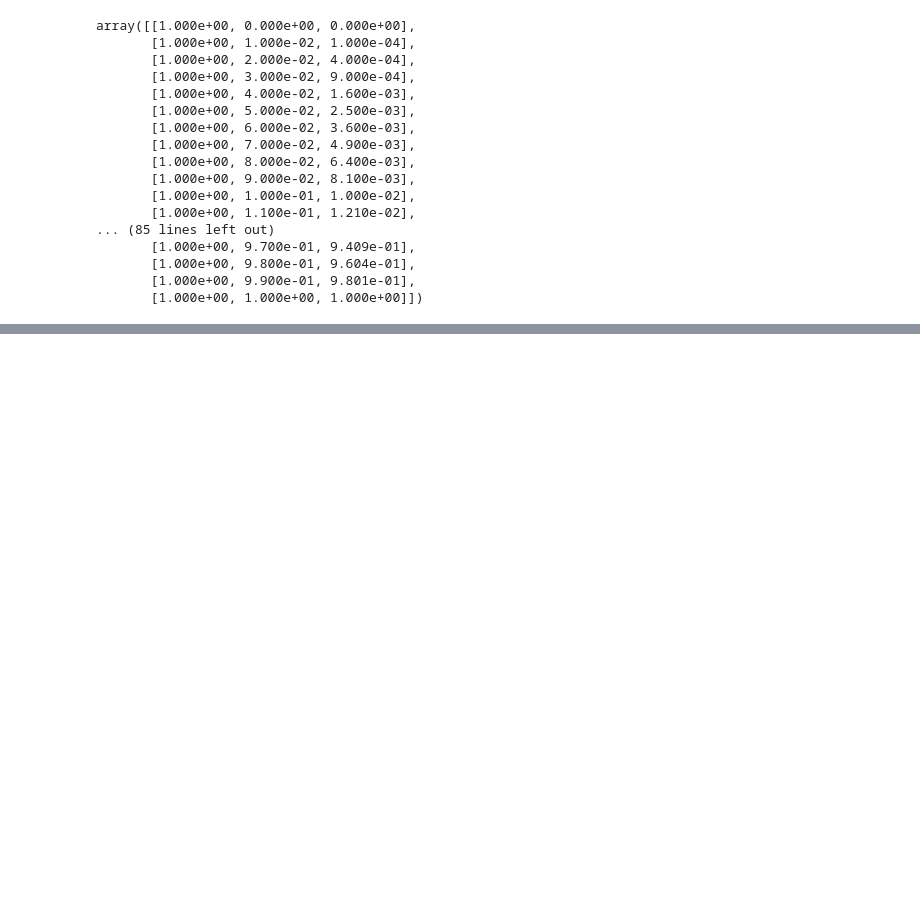
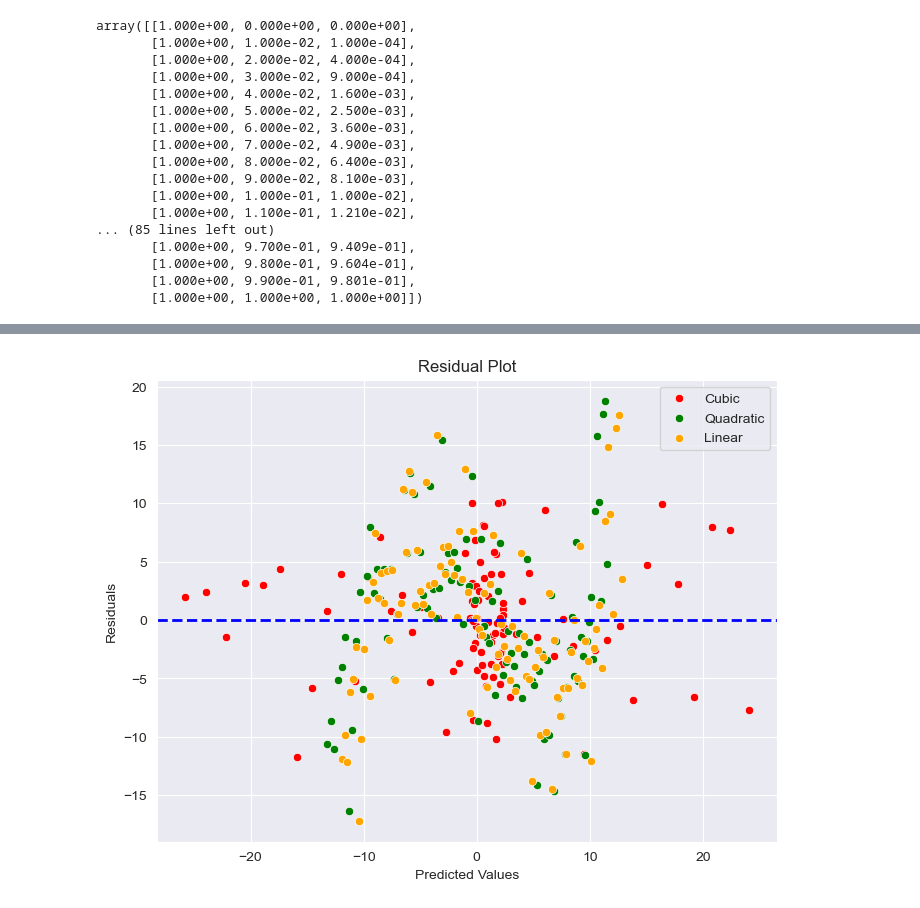
Before and after one commit to ShiyunKong/Linear-Algebra-Research-Project, a Jupyter notebook: Assignment 6 Linear data fitting Vandermonde matrix and Degrees of freedom.ipynb, the cells around one changed output, grey strips where cells are left out. Saved outputs shown, nothing was run; the diff lists cells and outputs as text; code cells hidden in the pictures; blank space fills up the shorter version.

```diff
--- a/Assignment 6 Linear data fitting Vandermonde matrix and Degrees of freedom.ipynb
+++ b/Assignment 6 Linear data fitting Vandermonde matrix and Degrees of freedom.ipynb
@@ -235,0 +236,17 @@ R-squared of Linear fitting: 0.48432376949310985
+# %%
+# Calculate residuals
+residuals_3 = yi - (x[-1] * t**3 + x[-2] * t**2 + x[-3] * t + x[-4])
+residuals_2 = yi - (xx[-1] * t**2 + xx[-2] * t + xx[-3])
+residuals_1 = yi - (xxx[-1] * t + xxx[-2])
+# Create a residual plot using Seaborn and Matplotlib
+plt.figure(figsize=(8, 6))
+sns.scatterplot(x=x[-1] * t**3 + x[-2] * t**2 + x[-3] * t + x[-4], y=residuals_3, color='r', alpha=1, label='Cubic')
+sns.scatterplot(x=xx[-1] * t**2 + xx[-2] * t + xx[-3], y=residuals_2, color='green', alpha=1, label='Quadratic')
+sns.scatterplot(x=xxx[-1] * t + xxx[-2], y=residuals_1, color='orange', alpha=1, label='Linear')
+plt.axhline(y=0, color='b', linestyle='--', linewidth=2)  # Reference line at y=0
+plt.title('Residual Plot')
+plt.xlabel('Predicted Values')
+plt.ylabel('Residuals')
+plt.show()
+# %% [output]
+[figure, added]
```
Also changed, not shown: parts of 7 cells of this notebook, 1 other file.
